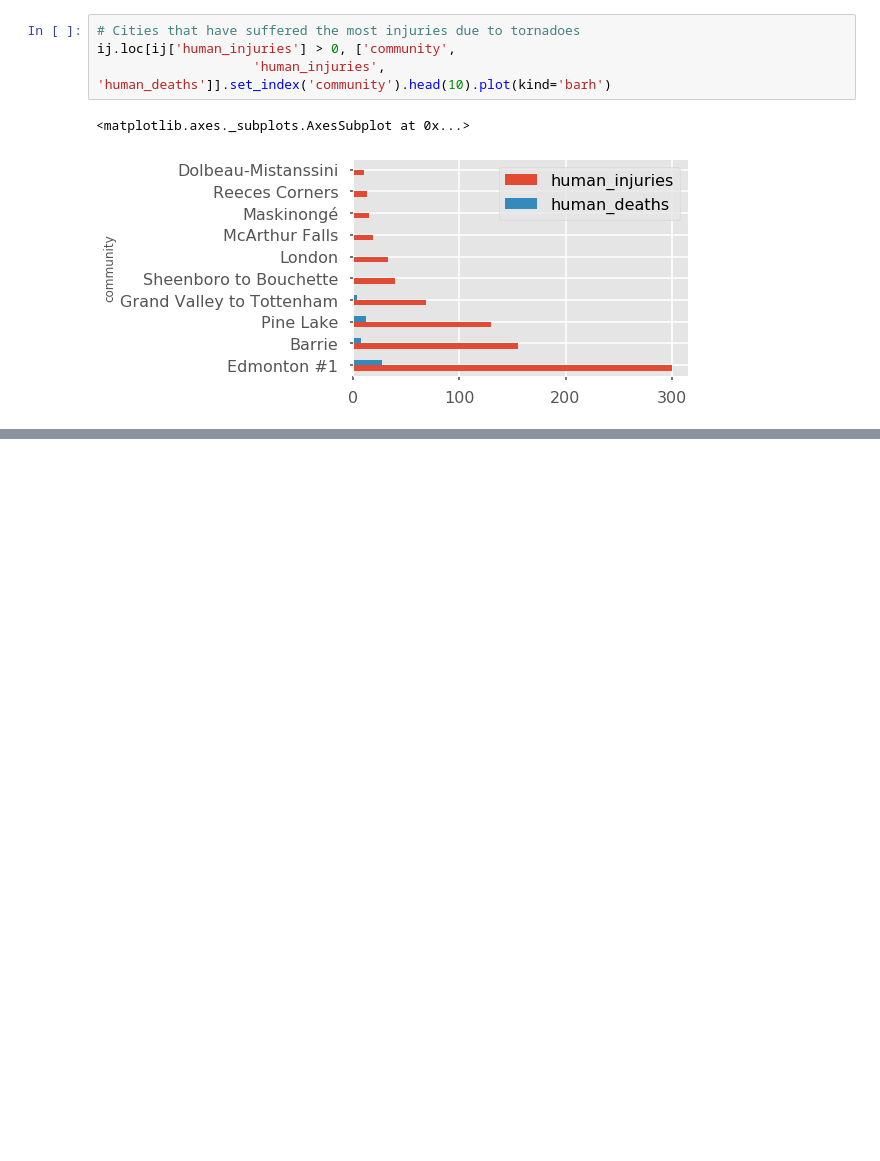
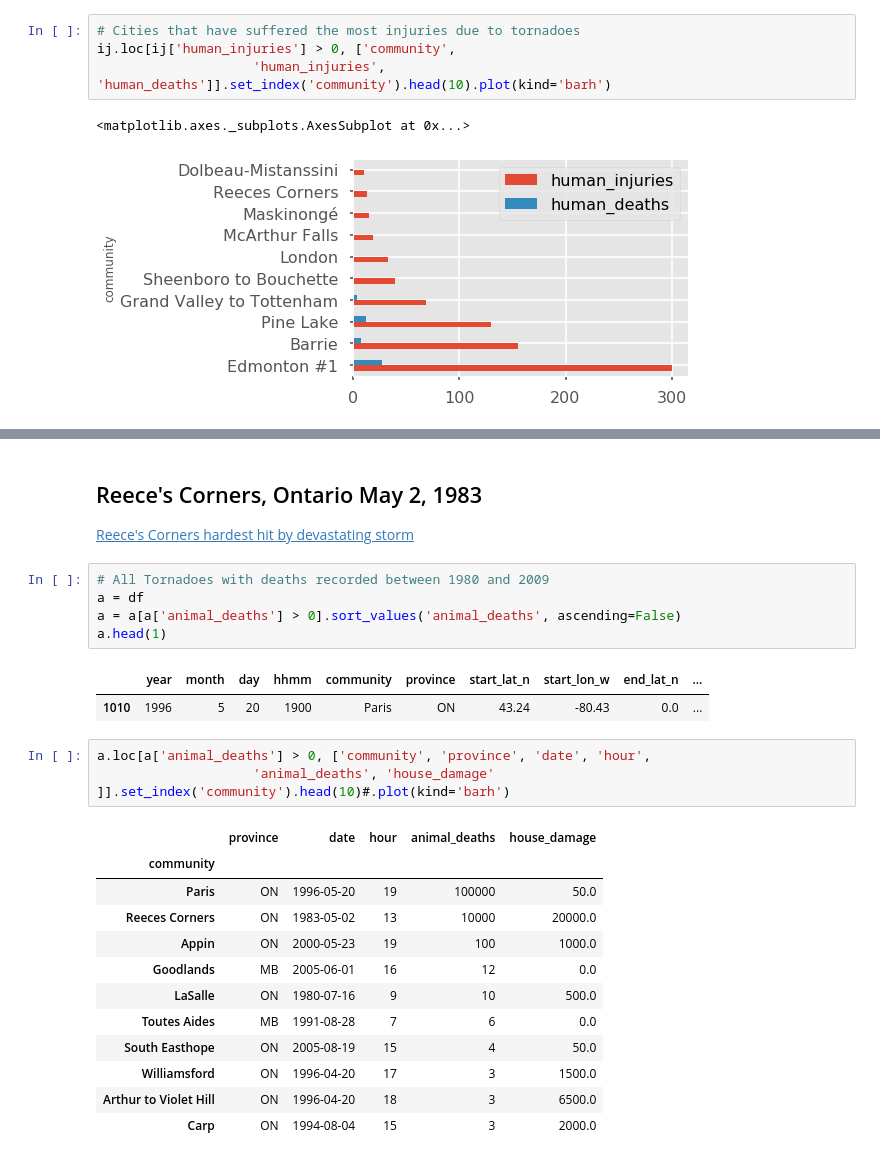
Before and after one commit to alaudet/data-analysis, a Jupyter notebook: tornadoes/Tornadoes-1980-2009.ipynb, the cells around one changed output, grey strips where cells are left out. Cells and saved outputs as stored; diff of their text form; blank space fills up the shorter version.

```diff
--- a/tornadoes/Tornadoes-1980-2009.ipynb
+++ b/tornadoes/Tornadoes-1980-2009.ipynb
@@ -664,0 +710,28 @@ ij.loc[ij['human_injuries'] > 0, ['community',
+# %% [markdown]
+## Reece's Corners, Ontario May 2, 1983
+
+[Reece's Corners hardest hit by devastating storm](https://www.theobserver.ca/2013/05/01/reeces-corners-hardest-hit-by/wcm/f2fc8092-008b-8247-ef02-7532caa9c059)
+# %%
+# All Tornadoes with deaths recorded between 1980 and 2009
+a = df
+a = a[a['animal_deaths'] > 0].sort_values('animal_deaths', ascending=False)
+a.head(1)
+# %% [output]
+|  | year | month | day | hhmm | community | province | start_lat_n | start_lon_w | end_lat_n | ... |
+| 1010 | 1996 | 5 | 20 | 1900 | Paris | ON | 43.24 | -80.43 | 0.0 | ... |
+# %%
+a.loc[a['animal_deaths'] > 0, ['community', 'province', 'date', 'hour',
+                    'animal_deaths', 'house_damage' ]].set_index('community').head(10)#.plot(kind='barh')
+# %% [output]
+|  | province | date | hour | animal_deaths | house_damage |
+| community |  |  |  |  |  |
+| Paris | ON | 1996-05-20 | 19 | 100000 | 50.0 |
+| Reeces Corners | ON | 1983-05-02 | 13 | 10000 | 20000.0 |
+| Appin | ON | 2000-05-23 | 19 | 100 | 1000.0 |
+| Goodlands | MB | 2005-06-01 | 16 | 12 | 0.0 |
+| LaSalle | ON | 1980-07-16 | 9 | 10 | 500.0 |
+| Toutes Aides | MB | 1991-08-28 | 7 | 6 | 0.0 |
+| South Easthope | ON | 2005-08-19 | 15 | 4 | 50.0 |
+| Williamsford | ON | 1996-04-20 | 17 | 3 | 1500.0 |
+| Arthur to Violet Hill | ON | 1996-04-20 | 18 | 3 | 6500.0 |
+| Carp | ON | 1994-08-04 | 15 | 3 | 2000.0 |
```
Also changed, not shown: parts of 15 cells of this notebook, 4 other files.
